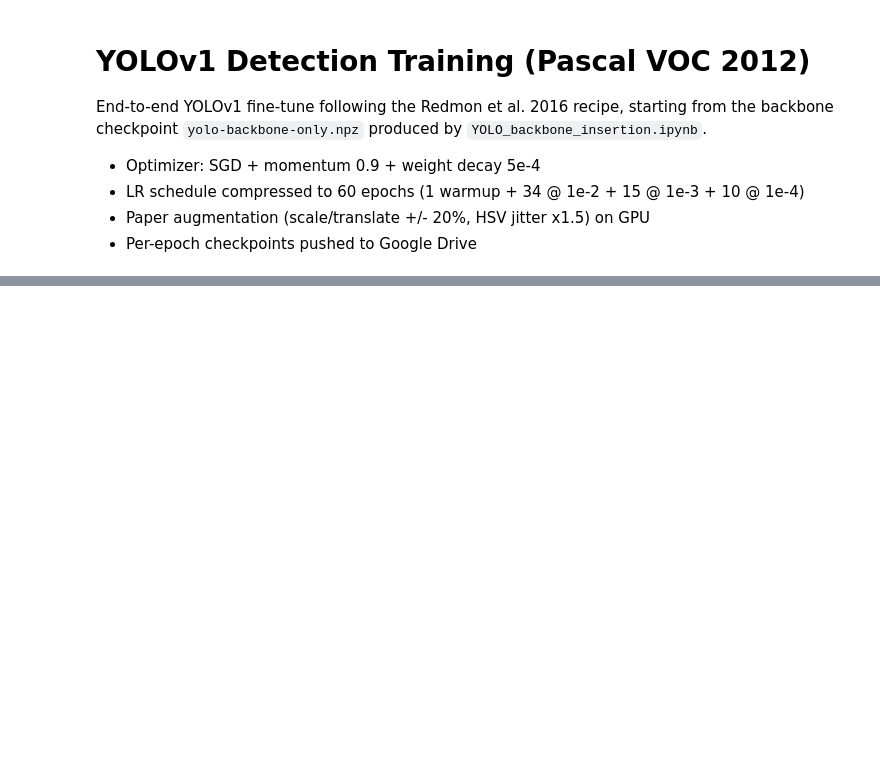
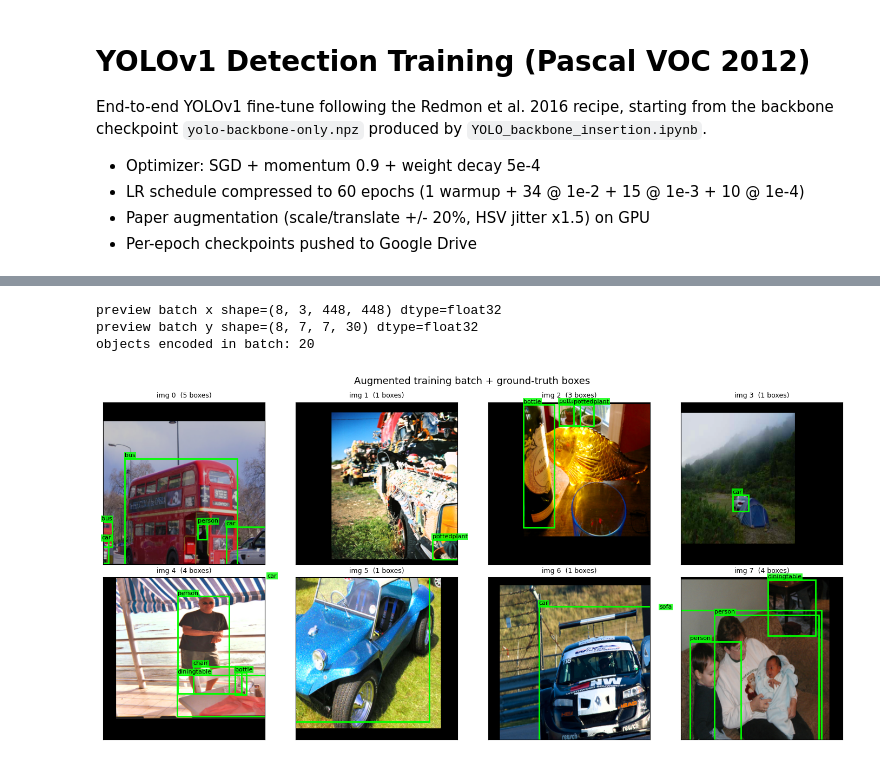
Before and after one commit to mihnea-popescu/yolov1-cupy, a Jupyter notebook: notebooks/YOLO_train.ipynb, the cells around one changed output, grey strips where cells are left out. Drawn from its saved outputs; the diff is of its cells as text; code cells hidden in the pictures; blank space fills up the shorter version.

```diff
--- a/notebooks/YOLO_train.ipynb
+++ b/notebooks/YOLO_train.ipynb
@@ -99,0 +284,67 @@ print(f"  val batches/epoch: {n_val_batches}")
+# %%
+# Preview one augmented training batch with ground-truth boxes overlaid.
+# Confirms the data pipeline (decode + augment + encode) is sane before we start.
+import cupy as cp
+import matplotlib.patches as mpatches
+from image_batch_loader import voc_image_target_batch_fast, VOC_CLASS_NAMES
+
+x_preview, y_preview = voc_image_target_batch_fast(
+    REPO, batch_size=8,
+    seed=0, batch_index=0,
+    data_root=VOC_DATA_ROOT, split="train",
+    size=IMG_SIZE, s=S, b=B, c=C,
+    augment=True,
+)
+x_preview_np = cp.asnumpy(x_preview)
+y_preview_np = cp.asnumpy(y_preview)
+print(f"preview batch x shape={x_preview_np.shape} dtype={x_preview_np.dtype}")
+print(f"preview batch y shape={y_preview_np.shape} dtype={y_preview_np.dtype}")
+print(f"objects encoded in batch: {int((y_preview_np[..., 4] > 0).sum())}")
+
+H_img, W_img = IMG_SIZE[1], IMG_SIZE[0]
+fig_prev, axes_prev = plt.subplots(2, 4, figsize=(14, 7))
+for i, ax in enumerate(axes_prev.flat):
+    img = np.transpose(x_preview_np[i], (1, 2, 0))
+    ax.imshow(np.clip(img, 0.0, 1.0))
+    ax.set_xticks([]); ax.set_yticks([])
+
+    n_boxes = 0
+    for gy in range(S):
+        for gx in range(S):
+            if y_preview_np[i, gy, gx, 4] > 0.0:
+                x_in_cell = float(y_preview_np[i, gy, gx, 0])
+                y_in_cell = float(y_preview_np[i, gy, gx, 1])
+                bw = float(y_preview_np[i, gy, gx, 2])
+                bh = float(y_preview_np[i, gy, gx, 3])
+                cls_idx = int(np.argmax(y_preview_np[i, gy, gx, B * 5:]))
+
+                cx = (gx + x_in_cell) / S
+                cy = (gy + y_in_cell) / S
+                px = (cx - bw / 2) * W_img
+                py = (cy - bh / 2) * H_img
+                pw = bw * W_img
+                ph = bh * H_img
+
+                rect = mpatches.Rectangle(
+                    (px, py), pw, ph,
+                    linewidth=2, edgecolor="lime", facecolor="none",
+                )
+                ax.add_patch(rect)
+                ax.text(
+                    px, max(py - 4, 0),
+                    VOC_CLASS_NAMES[cls_idx],
+                    color="black",
+                    fontsize=8,
+                    bbox=dict(facecolor="lime", edgecolor="none", pad=1, alpha=0.8),
+                )
+                n_boxes += 1
+    ax.set_title(f"img {i}  ({n_boxes} boxes)", fontsize=9)
+
+fig_prev.suptitle("Augmented training batch + ground-truth boxes", fontsize=13)
+fig_prev.tight_layout()
+plt.show()
+# %% [output]
+preview batch x shape=(8, 3, 448, 448) dtype=float32
+preview batch y shape=(8, 7, 7, 30) dtype=float32
+objects encoded in batch: 20
+[figure, added]
```
Also changed, not shown: parts of 12 cells of this notebook, 1 other file.
